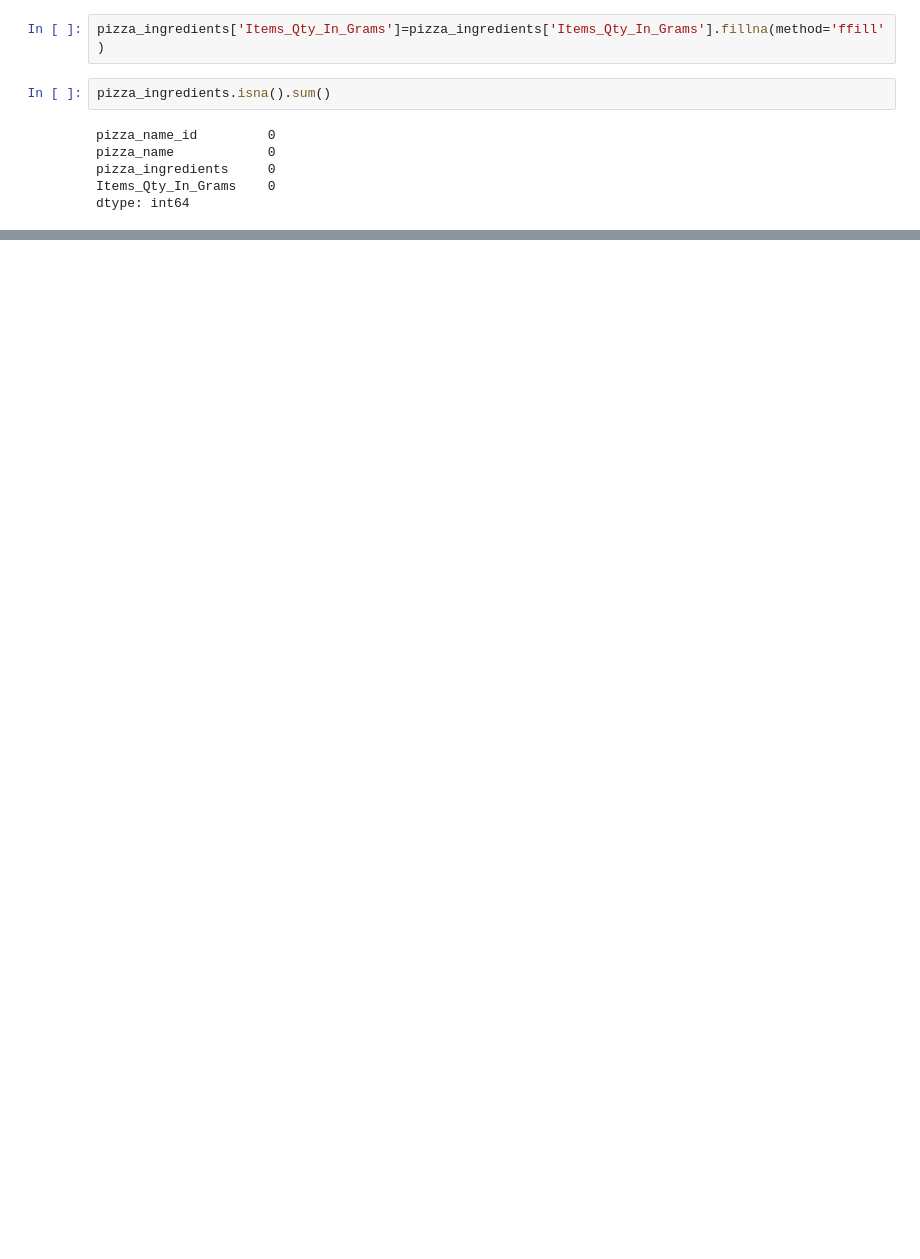
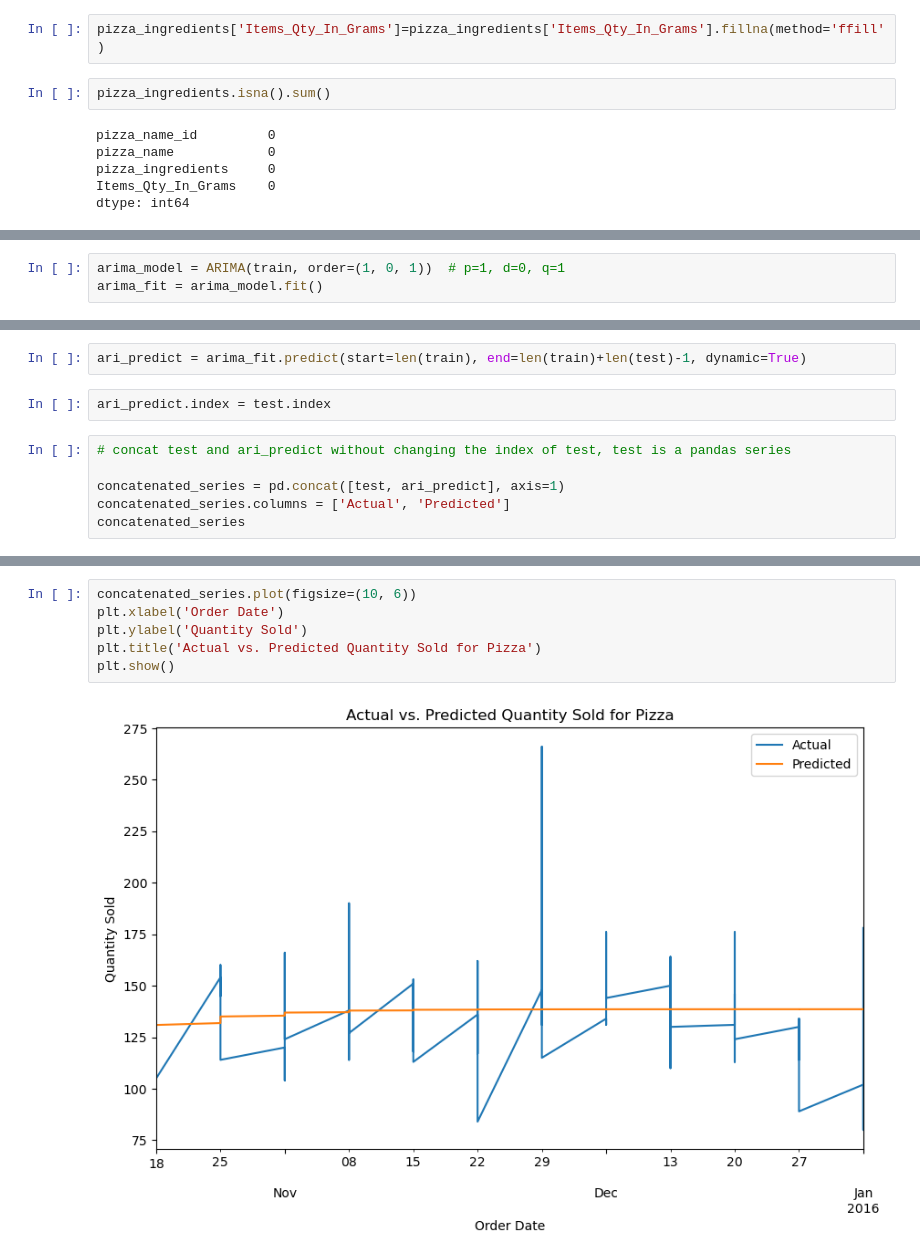
Before and after one commit to 0210rekha/CAPSTONE_Project-5, a Jupyter notebook: Dominos_Purchase_Order_System.ipynb, the cells around one changed output, grey strips where cells are left out. Cells and saved outputs as stored; diff of their text form; blank space fills up the shorter version.

```diff
--- a/Dominos_Purchase_Order_System.ipynb
+++ b/Dominos_Purchase_Order_System.ipynb
@@ -949,0 +292,3 @@ with open('best_sarima_model.pkl', 'wb') as file:
+# %%
+arima_model = ARIMA(train, order=(1, 0, 1))  # p=1, d=0, q=1
+arima_fit = arima_model.fit()
@@ -949,0 +299,10 @@ with open('best_sarima_model.pkl', 'wb') as file:
+# %%
+ari_predict = arima_fit.predict(start=len(train), end=len(train)+len(test)-1, dynamic=True)
+# %%
+ari_predict.index = test.index
+# %%
+# concat test and ari_predict without changing the index of test, test is a pandas series
+
+concatenated_series = pd.concat([test, ari_predict], axis=1)
+concatenated_series.columns = ['Actual', 'Predicted']
+concatenated_series
@@ -949,0 +324,8 @@ with open('best_sarima_model.pkl', 'wb') as file:
+# %%
+concatenated_series.plot(figsize=(10, 6))
+plt.xlabel('Order Date')
+plt.ylabel('Quantity Sold')
+plt.title('Actual vs. Predicted Quantity Sold for Pizza')
+plt.show()
+# %% [output]
+[figure, added]
```
Also changed, not shown: parts of 127 cells of this notebook.
